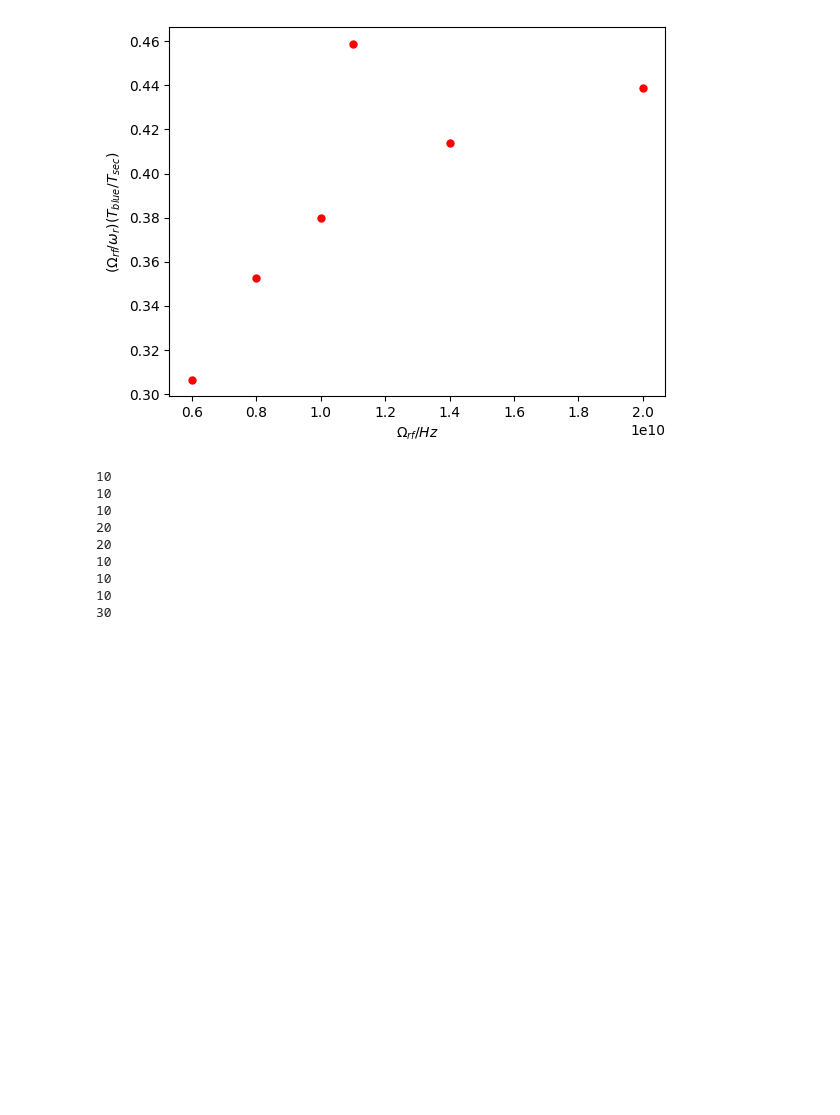
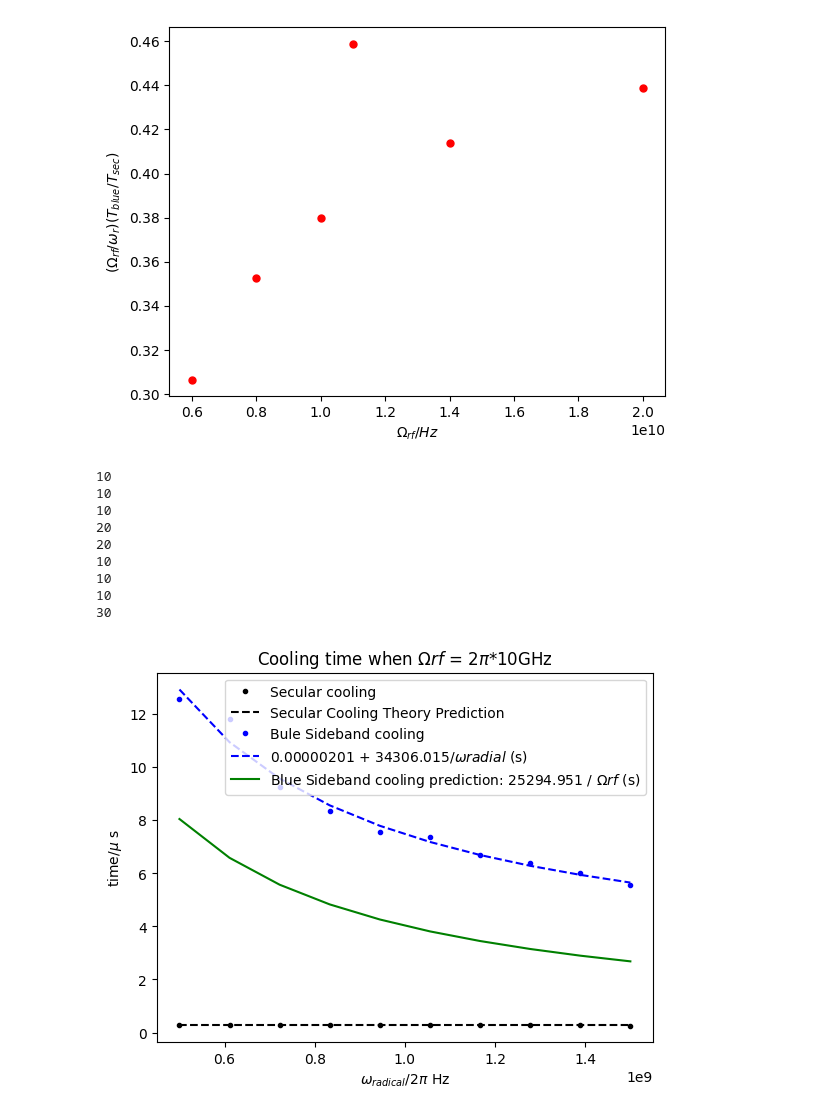
Before and after one commit to yuqian15/electron_micromotion_cooling, a Jupyter notebook: Result.ipynb, the cells around one changed output. Cells and saved outputs as stored; diff of their text form; code cells hidden in the pictures; blank space fills up the shorter version.

```diff
--- a/Result.ipynb
+++ b/Result.ipynb
@@ -349,3 +349,42 @@ Secular_20_keep_wrf_time = Secular_20_keep_wrf[len(Secular_20_keep_wrf)//3:len(S
 10
 10
 30
+# %%
+import matplotlib.pylab as plt
+import scipy.optimize as fitter
+
+deff = 200e-6 # 200 micron
+m = 9.10938297e-31 # 9.10938297e-31 kg
+q = 1.6e-19 # 1.6e-19 C
+TotalTime = 5e-6
+Rp = 5e6
+Q = 2000
+
+wrf = 2 * np.pi * 10e9
+
+xdata = Blue_20_keep_wrf_wrf
+ydata = Blue_20_keep_wrf_time
+
+def model(x, a0, a1):
+    return a0 + a1 / x
+
+par0 = np.array([0,1]) # initial guess for parameters
+
+par, cov = fitter.curve_fit(model, xdata, ydata, par0)
+# https://docs.scipy.org/doc/scipy/reference/generated/scipy.optimize.curve_fit.html
+# it uses least square
+
+Prediction_Blue = np.sqrt(2) *  m * deff ** 2/ q / q/ Rp * wrf / Blue_20_keep_wrf_wrf
+
+plt.plot(Secular_20_keep_wrf_wrf / (2 * np.pi), Secular_20_keep_wrf_time * 1e6, 'k.', label = 'Secular cooling')
+plt.plot(Secular_20_keep_wrf_wrf/ (2 * np.pi), m * deff ** 2/ q ** 2/ Rp * np.ones(len(Secular_20_keep_wrf_wrf)) * 1e6, 'k--', label = 'Secular Cooling Theory Prediction')
+plt.plot(Blue_20_keep_wrf_wrf / (2 * np.pi), Blue_20_keep_wrf_time* 1e6, 'b.', label = 'Bule Sideband cooling')
+plt.plot(Blue_20_keep_wrf_wrf / (2 * np.pi), model(Blue_20_keep_wrf_wrf, *par) * 1e6, 'b--', label = '{:.8f} + {:.3f}/$\omega radial$ (s)'.format(par[0], par[1]))
+plt.plot(Blue_20_keep_wrf_wrf / (2 * np.pi), Prediction_Blue * 1e6, 'g-', label = 'Blue Sideband cooling prediction: {:.3f} / $\Omega rf$ (s)'.format(np.sqrt(2) *  m * deff ** 2/ q ** 2/ Rp * wrf))
+plt.legend()
+plt.ylabel('time/$\mu$ s')
+plt.xlabel('$\omega_{radical}$/$2\pi$ Hz')
+plt.title('Cooling time when $\Omega rf$ = 2$\pi$*{}GHz'.format(10))
+plt.show()
+# %% [output]
+[figure, added]
```
Also changed, not shown: parts of 6 cells of this notebook, 22 other files.
